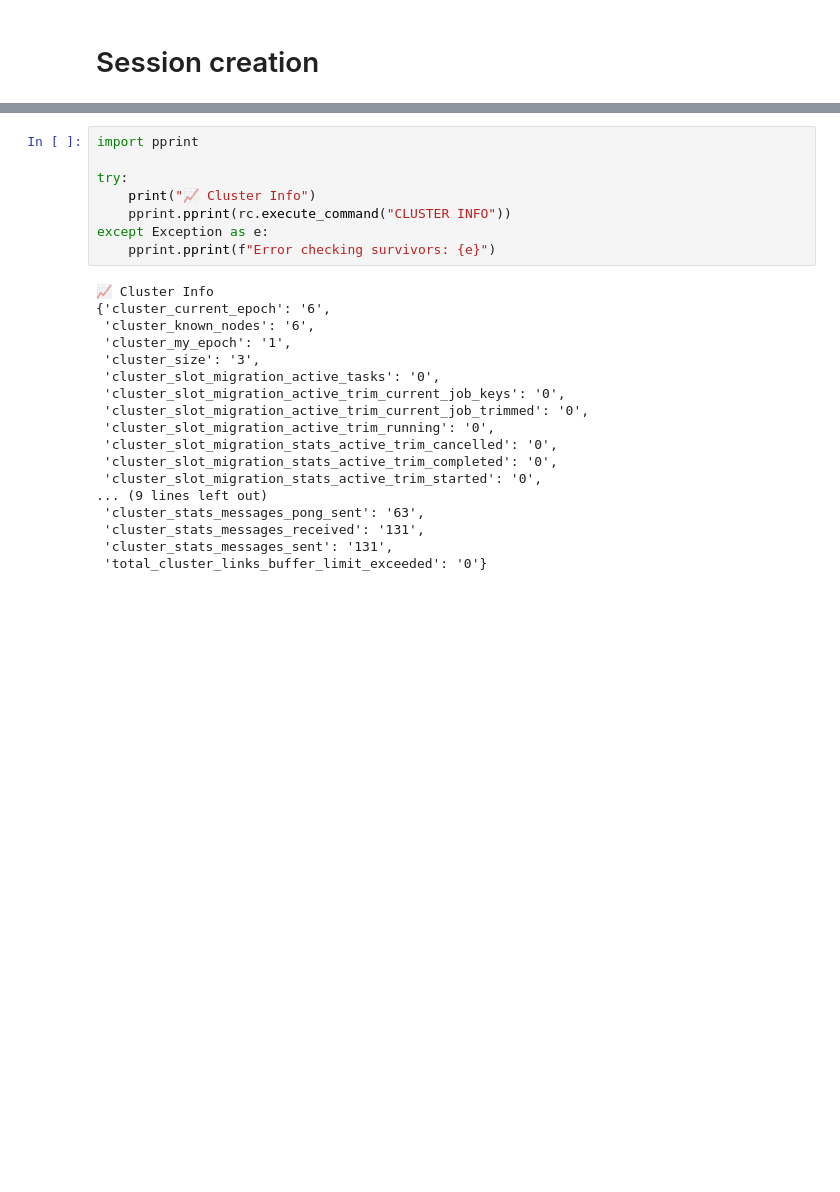
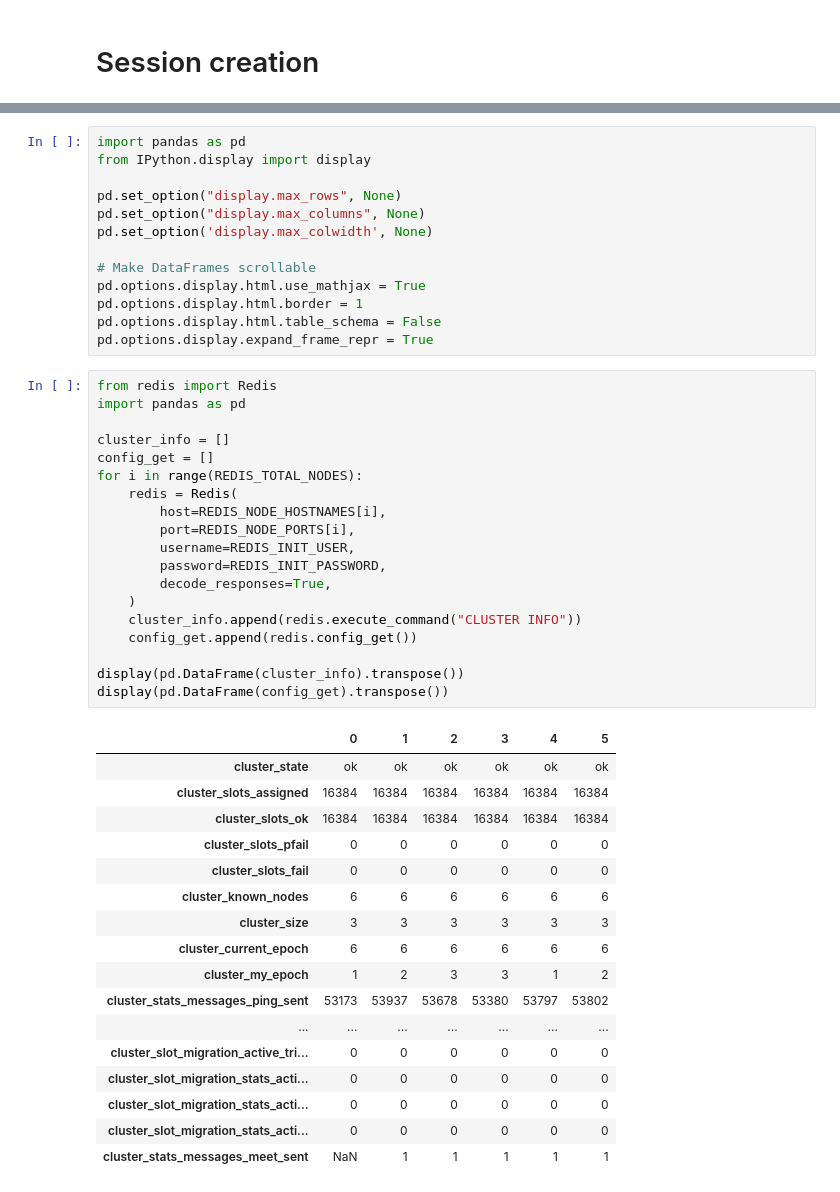
Before and after one commit to Joselmi/labs, a Jupyter notebook: redis/redis_lab.ipynb, the cells around one changed output, grey strips where cells are left out. Drawn from its saved outputs; the diff is of its cells as text; blank space fills up the shorter version.

Commit message:
Updated redis lab

```diff
--- a/redis/redis_lab.ipynb
+++ b/redis/redis_lab.ipynb
@@ -96,26 +74,50 @@ except Exception as e:
+# %%
+import pandas as pd
+from IPython.display import display
+
+pd.set_option("display.max_rows", None)
+pd.set_option("display.max_columns", None)
+pd.set_option('display.max_colwidth', None)
+
+# Make DataFrames scrollable
+pd.options.display.html.use_mathjax = True
+pd.options.display.html.border = 1
+pd.options.display.html.table_schema = False
+pd.options.display.expand_frame_repr = True
 # %%
-import pprint
+from redis import Redis
+import pandas as pd
 
-try:
-    print("📈 Cluster Info")
-    pprint.pprint(rc.execute_command("CLUSTER INFO"))
-except Exception as e:
-    pprint.pprint(f"Error checking survivors: {e}")
+cluster_info = []
+config_get = []
+for i in range(REDIS_TOTAL_NODES):
+    redis = Redis(
+        host=REDIS_NODE_HOSTNAMES[i],
+        port=REDIS_NODE_PORTS[i],
+        username=REDIS_INIT_USER,
+        password=REDIS_INIT_PASSWORD,
+        decode_responses=True,
+    )
+    cluster_info.append(redis.execute_command("CLUSTER INFO"))
+    config_get.append(redis.config_get())
+
+display(pd.DataFrame(cluster_info).transpose())
+display(pd.DataFrame(config_get).transpose())
 # %% [output]
-📈 Cluster Info
-{'cluster_current_epoch': '6',
- 'cluster_known_nodes': '6',
- 'cluster_my_epoch': '1',
- 'cluster_size': '3',
- 'cluster_slot_migration_active_tasks': '0',
- 'cluster_slot_migration_active_trim_current_job_keys': '0',
- 'cluster_slot_migration_active_trim_current_job_trimmed': '0',
- 'cluster_slot_migration_active_trim_running': '0',
- 'cluster_slot_migration_stats_active_trim_cancelled': '0',
- 'cluster_slot_migration_stats_active_trim_completed': '0',
- 'cluster_slot_migration_stats_active_trim_started': '0',
-... (9 lines left out)
- 'cluster_stats_messages_pong_sent': '63',
- 'cluster_stats_messages_received': '131',
- 'cluster_stats_messages_sent': '131',
- 'total_cluster_links_buffer_limit_exceeded': '0'}
+|  | 0 | 1 | 2 | 3 | 4 | 5 |
+| cluster_state | ok | ok | ok | ok | ok | ok |
+| cluster_slots_assigned | 16384 | 16384 | 16384 | 16384 | 16384 | 16384 |
+| cluster_slots_ok | 16384 | 16384 | 16384 | 16384 | 16384 | 16384 |
+| cluster_slots_pfail | 0 | 0 | 0 | 0 | 0 | 0 |
+| cluster_slots_fail | 0 | 0 | 0 | 0 | 0 | 0 |
+| cluster_known_nodes | 6 | 6 | 6 | 6 | 6 | 6 |
+| cluster_size | 3 | 3 | 3 | 3 | 3 | 3 |
+| cluster_current_epoch | 6 | 6 | 6 | 6 | 6 | 6 |
+| cluster_my_epoch | 1 | 2 | 3 | 3 | 1 | 2 |
+| cluster_stats_messages_ping_sent | 53173 | 53937 | 53678 | 53380 | 53797 | 53802 |
+| ... | ... | ... | ... | ... | ... | ... |
+| cluster_slot_migration_active_tri... | 0 | 0 | 0 | 0 | 0 | 0 |
+| cluster_slot_migration_stats_acti... | 0 | 0 | 0 | 0 | 0 | 0 |
+| cluster_slot_migration_stats_acti... | 0 | 0 | 0 | 0 | 0 | 0 |
+| cluster_slot_migration_stats_acti... | 0 | 0 | 0 | 0 | 0 | 0 |
+| cluster_stats_messages_meet_sent | NaN | 1 | 1 | 1 | 1 | 1 |
```
Also changed, not shown: parts of 11 cells of this notebook, 2 other files.
